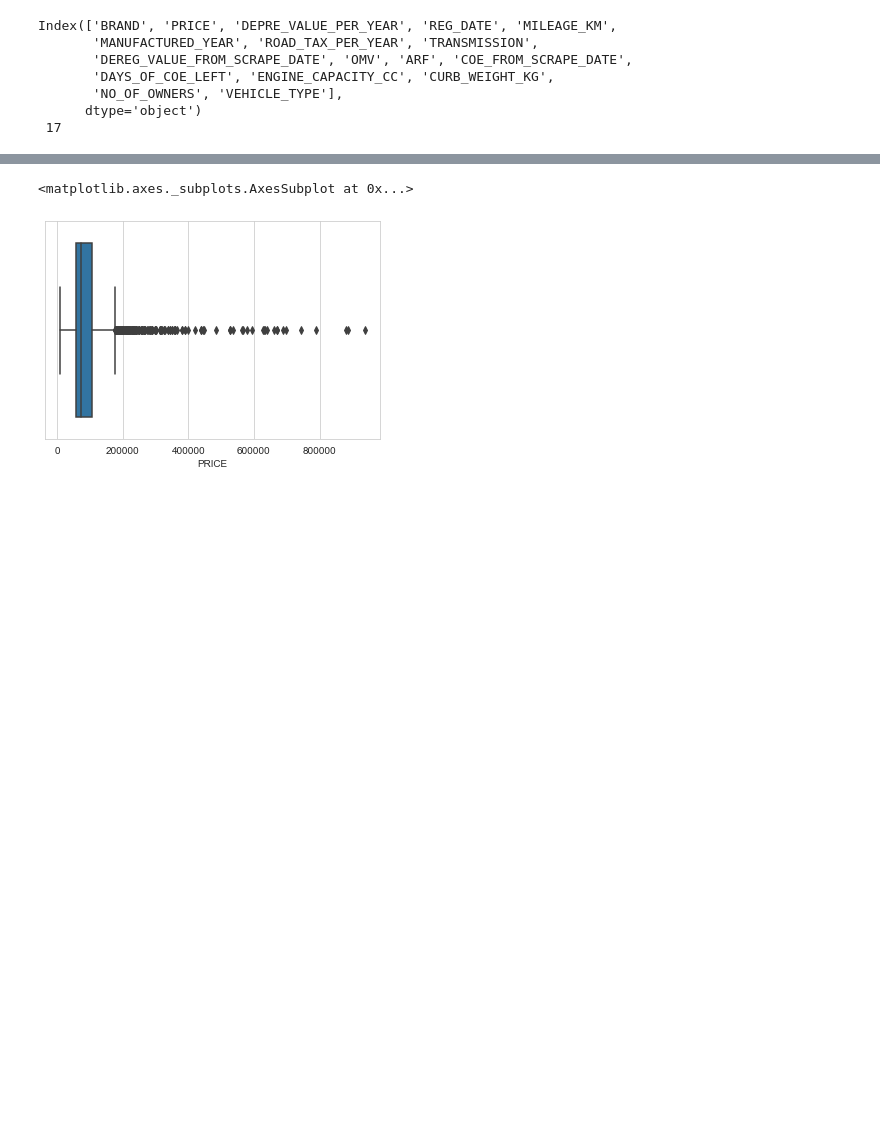
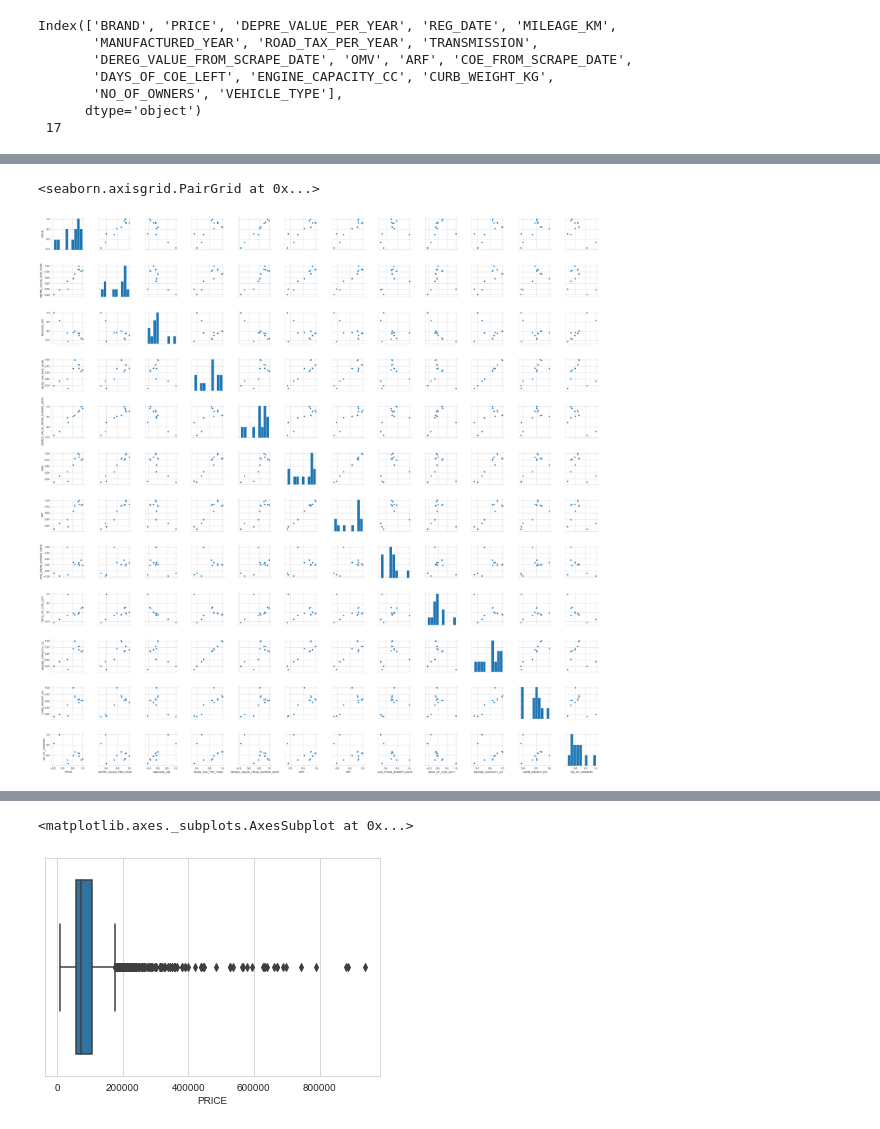
Before and after one commit to xianjinseow92/Data-Science-Projects, a Jupyter notebook: Project_2_SgCarMart Price Prediction_2/notebooks/EDA and Linear Regression Analysis on Used Cars from SGCARMART.ipynb, the cells around one changed output, grey strips where cells are left out. Drawn from its saved outputs; the diff is of its cells as text; code cells hidden in the pictures; blank space fills up the shorter version.

```diff
--- a/Project_2_SgCarMart Price Prediction_2/notebooks/EDA and Linear Regression Analysis on Used Cars from SGCARMART.ipynb
+++ b/Project_2_SgCarMart Price Prediction_2/notebooks/EDA and Linear Regression Analysis on Used Cars from SGCARMART.ipynb
@@ -218,0 +167,7 @@ df_clean.drop(df_clean.loc[df_clean['TRANSMISSION'] == 'Manual'].index)
+# %%
+# Transmission conversion -> 1 for auto, 0 for manual (just 1 column only)
+
+df_clean['TRANSMISSION_CONVERT'] = df_clean['TRANSMISSION'].apply(lambda x: 1 if x == 'Auto' else 0)
+df_clean.drop('TRANSMISSION',axis=1,inplace=True)
+df_clean.rename(columns={'TRANSMISSION_CONVERT':"TRANSMISSION"}, inplace=True)  # Renaming column back
+df_clean.sample(5)
@@ -218,0 +467,5 @@ df_clean.drop(df_clean.loc[df_clean['TRANSMISSION'] == 'Manual'].index)
+# %%
+sns.pairplot(df_clean.corr())
+# %% [output]
+<seaborn.axisgrid.PairGrid at 0x...>
+[figure, added]
```
Also changed, not shown: parts of 40 cells of this notebook.
